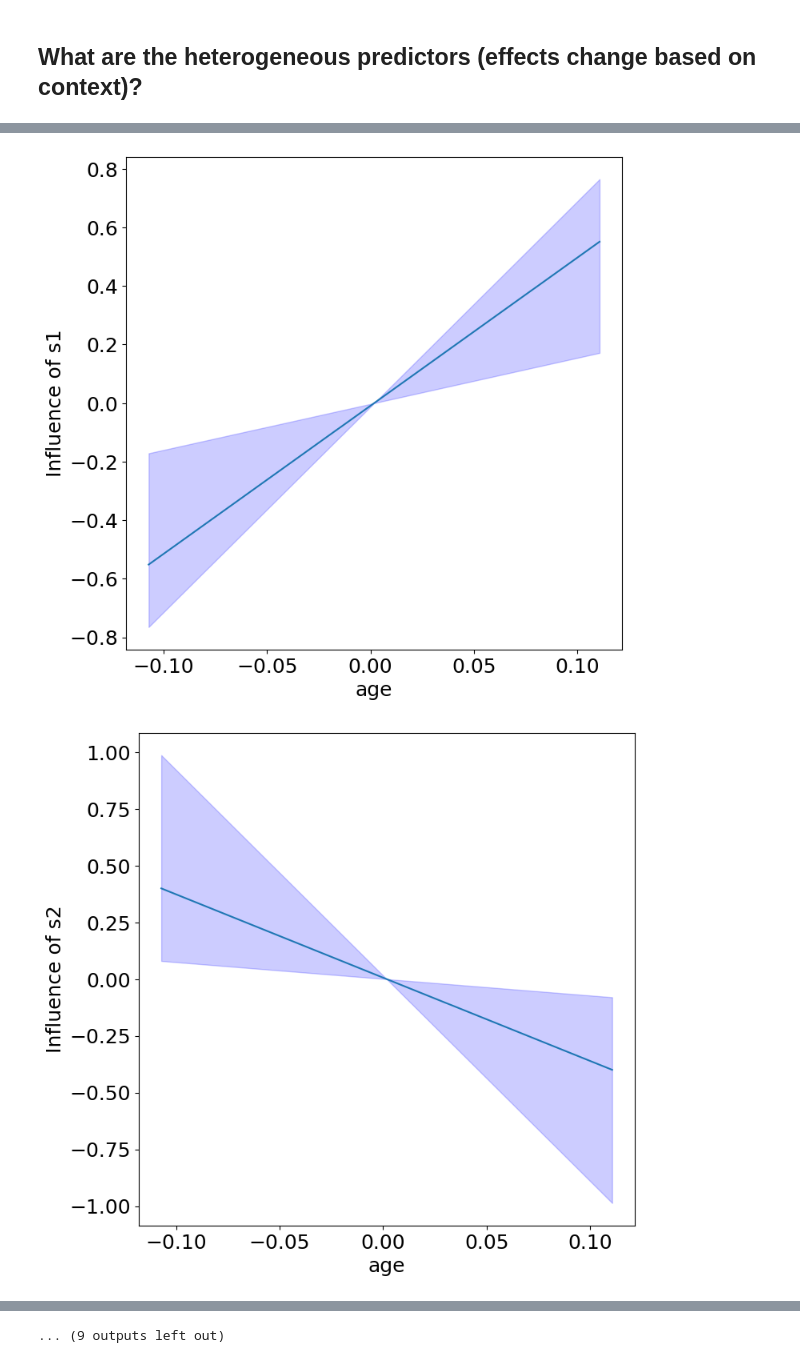
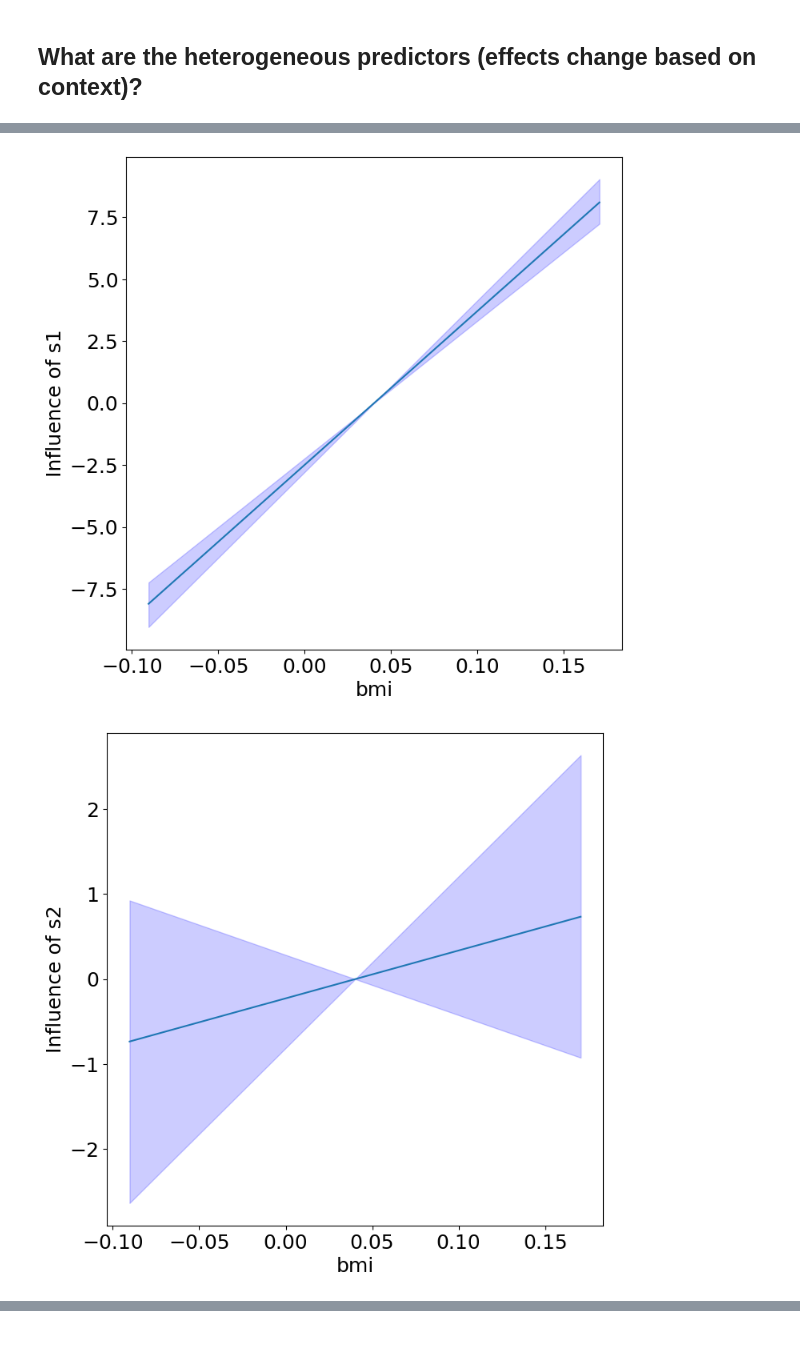
Before and after one commit to cnellington/Contextualized, a Jupyter notebook: docs/model-fitting.ipynb, the cells around one changed output, grey strips where cells are left out. Drawn from its saved outputs; the diff is of its cells as text; code cells hidden in the pictures.

Commit message:
move scContextualized plotting utils into Contextualized

```diff
--- a/docs/model-fitting.ipynb
+++ b/docs/model-fitting.ipynb
@@ -257,8 +261,6 @@ plot_homogeneous_tx(model.predict_params,
 # %% [markdown]
 ## What are the heterogeneous predictors (effects change based on context)?
 # %%
-from scContextualized.plot_utils import plot_heterogeneous
-plot_heterogeneous(model.predict_params, C, X.values,
-                   None, None, None, X.columns, min_effect_size=1.0,
+plot_heterogeneous_predictor_effects(model, C, X, min_effect_size=10,
                   ylabel="Influence of")
 # %% [output]
@@ -266,2 +268,2 @@ plot_heterogeneous(model.predict_params, C, X.values,
-[figure, old version]
+[figure, new version]
-[figure, old version]
+[figure, new version]
@@ -277 +273,0 @@ plot_heterogeneous(model.predict_params, C, X.values,
-... (9 outputs left out)
```
Also changed, not shown: parts of 6 cells of this notebook, 7 other files.
